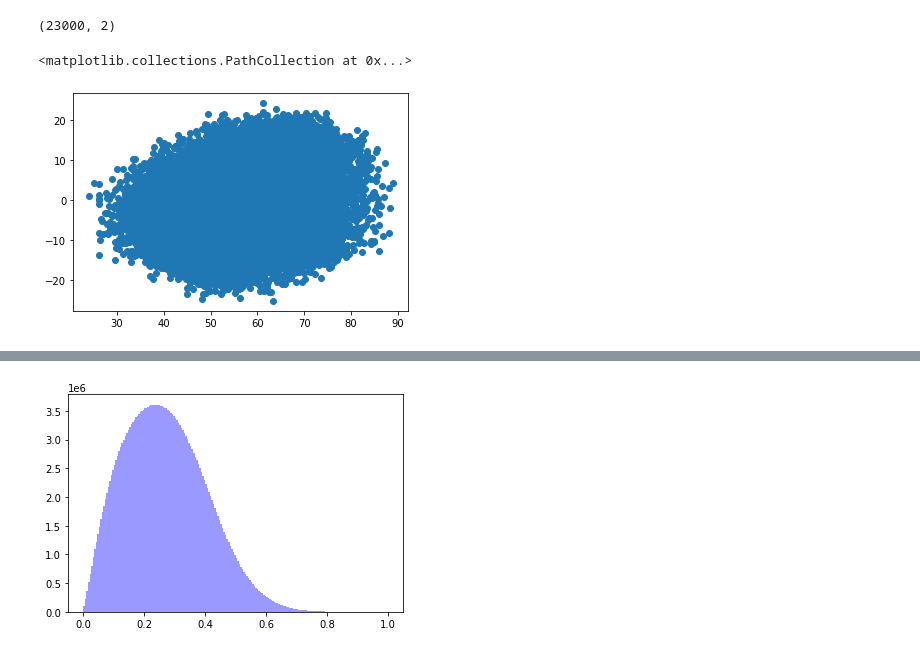
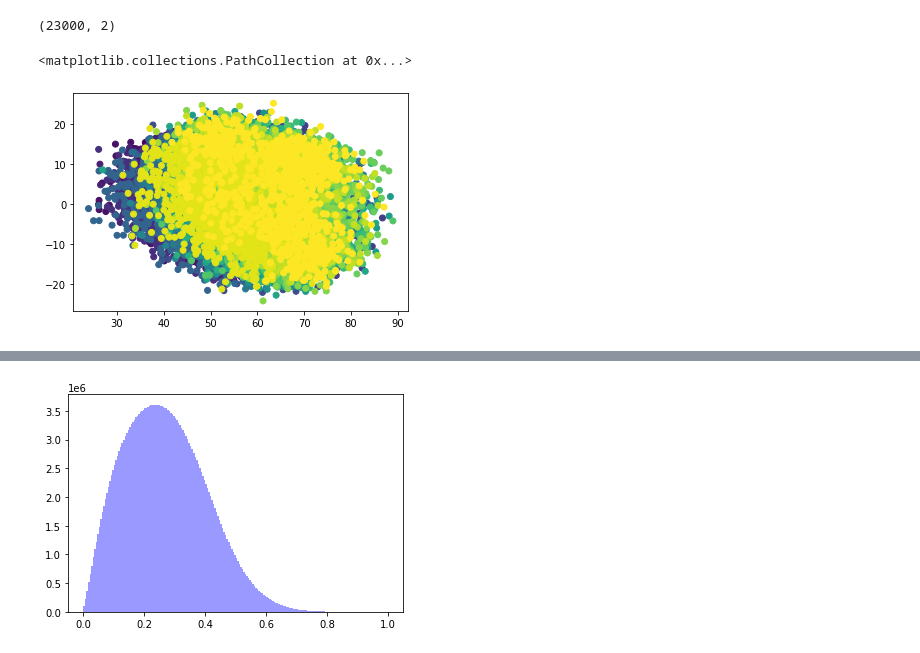
Before and after one commit to bakirillov/skoltech-nla2021, a Jupyter notebook: src/Decompositions.ipynb, the cells around one changed output, grey strips where cells are left out. Drawn from its saved outputs; the diff is of its cells as text; code cells hidden in the pictures.

```diff
--- a/src/Decompositions.ipynb
+++ b/src/Decompositions.ipynb
@@ -31,5 +30,7 @@ PCPF = pfactors[1][0]
+# %%
+colors = sum([[a]*1000 for a in np.arange(23)], [])
 # %%
-plt.scatter(PCT.T[0], PCT.T[1])
+plt.scatter(PCT.T[0], PCT.T[1], c=colors)
 # %% [output]
 <matplotlib.collections.PathCollection at 0x...>
-[figure, old version]
+[figure, new version]
```
Also changed, not shown: parts of 43 cells of this notebook, 6 other files.
